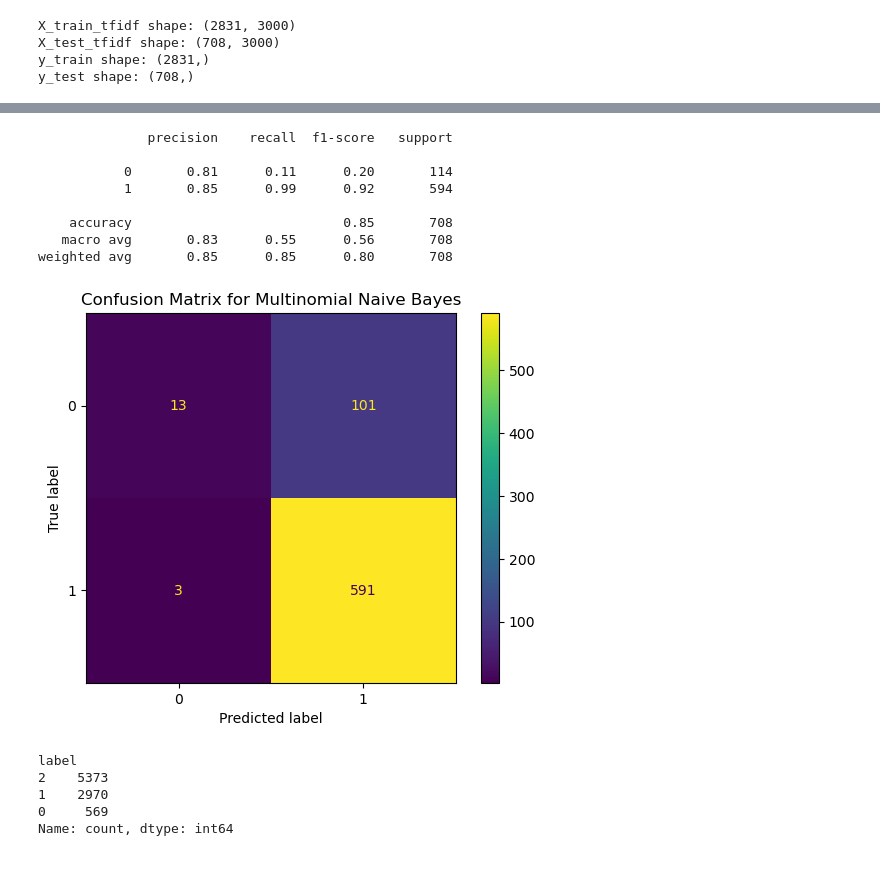
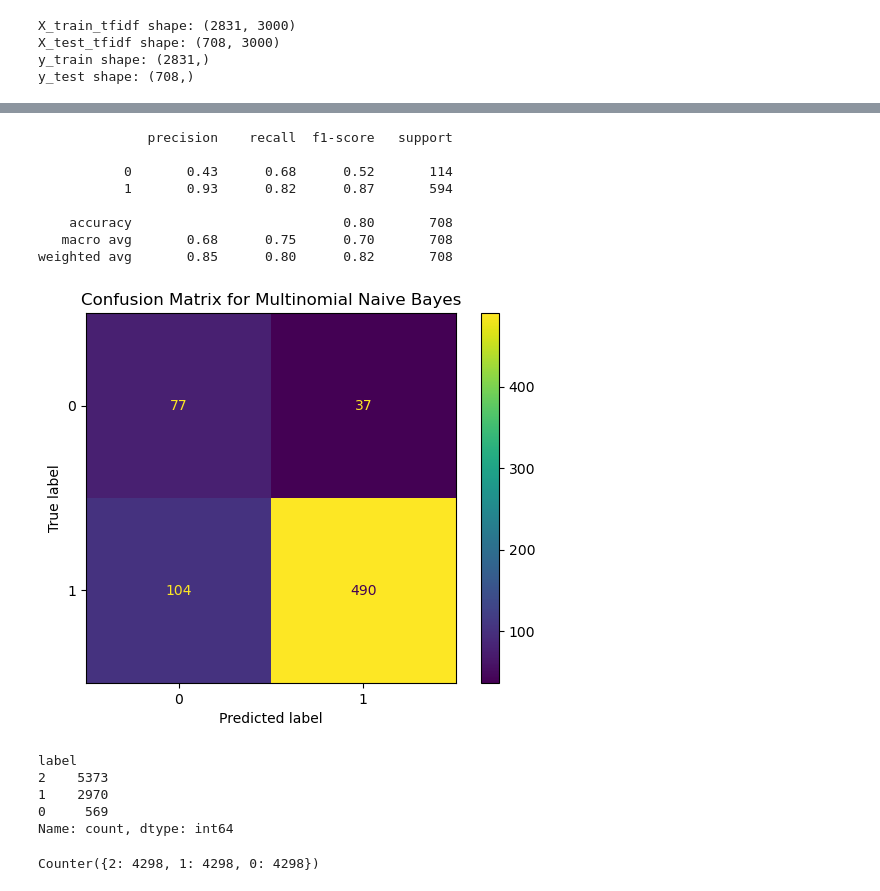
Before and after one commit to mwakad/NLP-models-for-twitter-sentiment-analysis--google-and-apple-products-, a Jupyter notebook: notebooks/gerald.ipynb, the cells around one changed output, grey strips where cells are left out. Saved outputs shown, nothing was run; the diff lists cells and outputs as text; code cells hidden in the pictures.

```diff
--- a/notebooks/gerald.ipynb
+++ b/notebooks/gerald.ipynb
@@ -194,18 +191,18 @@ Name: count, dtype: int64
 class BrandCategorizer:
     def __init__(self, df):
         self.df = df.copy()
-    def categorize_brand(self, brand):
-        if pd.isna(brand):
+    def categorize_brand(self, text):
+        if pd.isna( text):
             return 'Unknown'
-        brand = brand.lower()
-        if any(x in brand for x in ['apple', 'iphone', 'ipad', 'macbook']):
+         #text =  text.lower()
+        if any(x in  text for x in ['apple', 'iphone', 'ipad', 'macbook']):
             return 'Apple'
-        elif any(x in brand for x in ['google', 'android', 'pixel', 'chromebook']):
+        elif any(x in  text for x in ['google', 'android', 'pixel', 'chromebook']):
             return 'Google'
         else:
             return 'Other'
     def apply_categorization(self):
-        self.df['brand_category'] = self.df['brand'].apply(self.categorize_brand)
+        self.df['brand_category'] = self.df['text'].apply(self.categorize_brand)
         return self.df
 categorizer = BrandCategorizer(cleaned_df)
 cleaned_df = categorizer.apply_categorization()
@@ -414,3 +412,16 @@ X_train, X_test, y_train, y_test = train_test_split(
 tfidf = TfidfVectorizer(max_features=3000, ngram_range=(1,2))
 X_train_tfidf = tfidf.fit_transform(X_train)
 X_test_tfidf = tfidf.transform(X_test)
+# %%
+from imblearn.over_sampling import SMOTE
+
+# Convert sparse to dense
+X_train_dense = X_train_tfidf.toarray()
+
+# Apply SMOTE
+sm = SMOTE(random_state=42)
+X_resampled, y_resampled = sm.fit_resample(X_train_dense, y_train)
+
+# Check balance
+from collections import Counter
+print(Counter(y_resampled))  # Expect roughly equal 0s and 1s
@@ -430,7 +443,7 @@ from sklearn.metrics import classification_report, confusion_matrix, ConfusionMa
 
 # Train
 lr = LogisticRegression(max_iter=1000)
-lr.fit(X_train_tfidf, y_train)
+lr.fit(X_resampled, y_resampled)
 
 # Predict
 y_pred = lr.predict(X_test_tfidf)
@@ -466,7 +479,7 @@ lr = LogisticRegression(max_iter=1000)
 
 # Grid search
 grid_search = GridSearchCV(lr, param_grid, cv=5, scoring='f1', verbose=1, n_jobs=-1)
-grid_search.fit(X_train_tfidf, y_train)
+grid_search.fit(X_resampled, y_resampled)
 
 # Best model
 best_lr = grid_search.best_estimator_
@@ -500,26 +513,26 @@ weighted avg       0.84      0.86      0.84       708
 # %%
 #Multinomial Naive Bayes
 from sklearn.naive_bayes import MultinomialNB
 # Train
 nb = MultinomialNB()
-nb.fit(X_train_tfidf, y_train)
+nb.fit(X_resampled, y_resampled)
 # Predict
 y_pred_nb = nb.predict(X_test_tfidf)
 # Evaluate
 print(classification_report(y_test, y_pred_nb))
 ConfusionMatrixDisplay.from_estimator(nb, X_test_tfidf, y_test)
 plt.title('Confusion Matrix for Multinomial Naive Bayes')
 plt.show()
 # %% [output]
               precision    recall  f1-score   support
 
-           0       0.81      0.11      0.20       114
-           1       0.85      0.99      0.92       594
+           0       0.43      0.68      0.52       114
+           1       0.93      0.82      0.87       594
 
-    accuracy                           0.85       708
-   macro avg       0.83      0.55      0.56       708
-weighted avg       0.85      0.85      0.80       708
+    accuracy                           0.80       708
+   macro avg       0.68      0.75      0.70       708
+weighted avg       0.85      0.80      0.82       708
-[figure, old version]
+[figure, new version]
 # %%
 # Define multiclass label map
 sentiment_map = {
@@ -547,9 +560,12 @@ Name: count, dtype: int64
 # %%
 from sklearn.model_selection import train_test_split
 from sklearn.feature_extraction.text import TfidfVectorizer
+from imblearn.over_sampling import SMOTE
+
 
 X = df_multiclass['Document']
 y = df_multiclass['label']
+
 
 # Split
 X_train, X_test, y_train, y_test = train_test_split(
@@ -560,6 +576,20 @@ X_train, X_test, y_train, y_test = train_test_split(
 tfidf = TfidfVectorizer(max_features=3000, ngram_range=(1,2))
 X_train_tfidf = tfidf.fit_transform(X_train)
 X_test_tfidf = tfidf.transform(X_test)
+
+
+# Convert to dense array
+X_train_dense = X_train_tfidf.toarray()
+
+# Apply SMOTE
+smote = SMOTE(random_state=42)
+X_train_resampled, y_train_resampled = smote.fit_resample(X_train_dense, y_train)
+
+# Check new class balance
+from collections import Counter
+print(Counter(y_train_resampled))
+# %% [output]
+Counter({2: 4298, 1: 4298, 0: 4298})
 # %%
 from sklearn.linear_model import LogisticRegression
 from sklearn.metrics import classification_report, ConfusionMatrixDisplay
```
Also changed, not shown: parts of 20 cells of this notebook.
